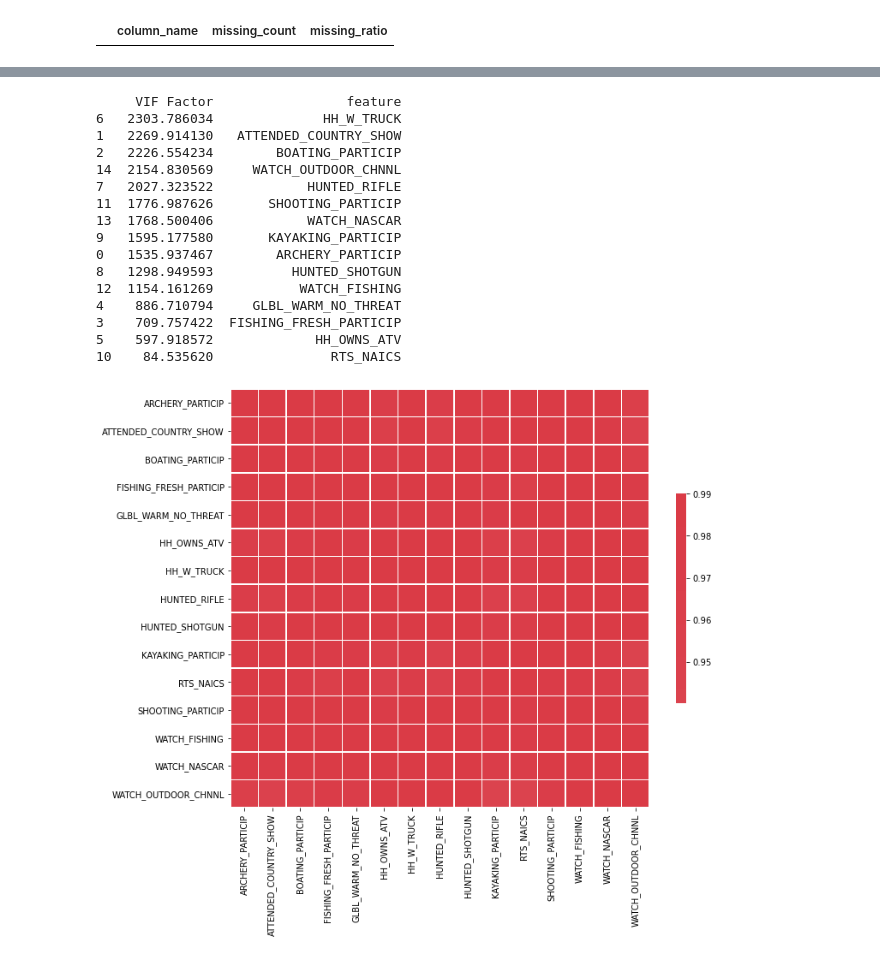
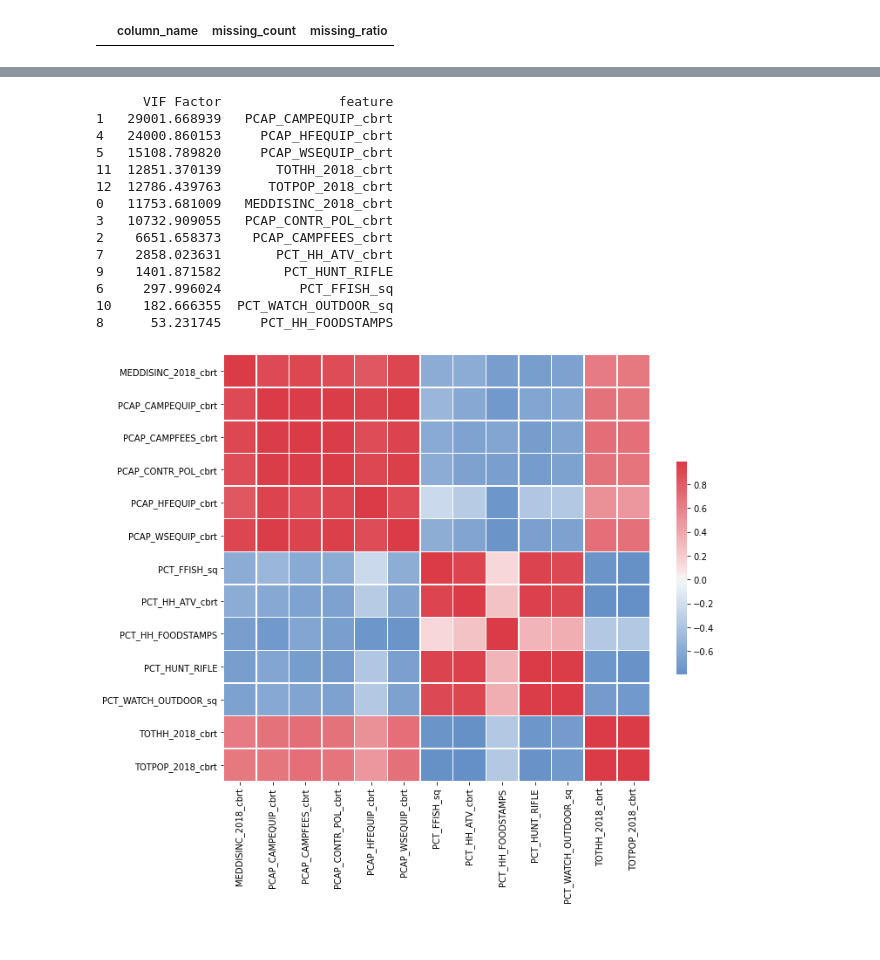
Before and after one commit to FloobtheGreat/IPy_Notebooks, a Jupyter notebook: Analyses/Store_Sales_Volume_Projection.ipynb, the cells around one changed output, grey strips where cells are left out. Cells and saved outputs as stored; diff of their text form; code cells hidden in the pictures.

```diff
--- a/Analyses/Store_Sales_Volume_Projection.ipynb
+++ b/Analyses/Store_Sales_Volume_Projection.ipynb
@@ -43,7 +43,7 @@ helper = HelperPI.Helper()
 # %% [output]
 INFO:root:Initializing...
 # %%
-impdata = pd.read_excel(r'B:\Phillip\Mapping\CBSA_Analysis\Modeling\ModelDataV2.xlsx')
+impdata = pd.read_excel(r'B:\Phillip\Mapping\CBSA_Analysis\Modeling\ModelDataV3.xlsx')
 # %%
 mean = np.mean(impdata['TARGET_SALESPOS'])
 std = np.std(impdata['TARGET_SALESPOS'])
@@ -98,3 +78,23 @@ collist_y = ['TARGET_SALESPOS']
+# %%
+collist = ['TARGET_SALESPOS','AVG_HH_SIZE','BPS_IND','DIVIND','MEDAGE','MEDDISINC_2018','PARKS_SQMI','PCAP_AFFH_NAICS',
+           'PCAP_CAMPEQUIP','PCAP_CAMPFEES','PCAP_CC_DEBT','PCAP_CONTR_POL','PCAP_CONTR_RELIG','PCAP_HFEQUIP',
+           'PCAP_RTS_NAICS','PCAP_WSEQUIP','PCT_ARCHERY','PCT_ATTEND_RELIG','PCT_BOAT','PCT_COUNTRY_PERF',
+           'PCT_FFISH','PCT_GLBLWARM_WHATEVS','PCT_HH_ATV','PCT_HH_FOODSTAMPS','PCT_HH_TRUCK','PCT_HS_DIPLOMA',
+           'PCT_HUNT_RIFLE','PCT_HUNT_SHOTGUN','PCT_KAYAK','PCT_MARRIED','PCT_NASCAR_SUPFAN','PCT_NOFOC_ENVIR',
+           'PCT_SFISH','PCT_TARGET','PCT_WATCH_FISHING','PCT_WATCH_FOXNEWS','PCT_WATCH_NASCAR','PCT_WATCH_OUTDOOR',
+           'PCT_WATCH_WWE','POPGRWTH','STORES_WITHIN_40MIN','TOTHH_2018','TOTPOP_2018','WATER_SQMI','STORE_SQFT']
+
+collist_X = ['AVG_HH_SIZE','BPS_IND','DIVIND','MEDAGE','MEDDISINC_2018','PARKS_SQMI','PCAP_AFFH_NAICS',
+           'PCAP_CAMPEQUIP','PCAP_CAMPFEES','PCAP_CC_DEBT','PCAP_CONTR_POL','PCAP_CONTR_RELIG','PCAP_HFEQUIP',
+           'PCAP_RTS_NAICS','PCAP_WSEQUIP','PCT_ARCHERY','PCT_ATTEND_RELIG','PCT_BOAT','PCT_COUNTRY_PERF',
+           'PCT_FFISH','PCT_GLBLWARM_WHATEVS','PCT_HH_ATV','PCT_HH_FOODSTAMPS','PCT_HH_TRUCK','PCT_HS_DIPLOMA',
+           'PCT_HUNT_RIFLE','PCT_HUNT_SHOTGUN','PCT_KAYAK','PCT_MARRIED','PCT_NASCAR_SUPFAN','PCT_NOFOC_ENVIR',
+           'PCT_SFISH','PCT_TARGET','PCT_WATCH_FISHING','PCT_WATCH_FOXNEWS','PCT_WATCH_NASCAR','PCT_WATCH_OUTDOOR',
+           'PCT_WATCH_WWE','POPGRWTH','STORES_WITHIN_40MIN','TOTHH_2018','TOTPOP_2018','WATER_SQMI','STORE_SQFT']
+
+#collist_y = ['SALES_TARGET_N12_CBRT']
+
+collist_y = ['TARGET_SALESPOS']
 # %%
 train, test = helper.splitData(base[collist], .8)
 
@@ -243,3 +220,12 @@ train_X = train_X[collist_X_expanded]
+# %%
+collist_X_expanded = ['DIVIND_cbrt','MEDDISINC_2018_cbrt','PCAP_CAMPEQUIP_cbrt','PCAP_CAMPFEES_cbrt',
+                      'PCAP_CC_DEBT_cbrt','PCAP_CONTR_POL_cbrt','PCAP_CONTR_RELIG_cbrt','PCAP_HFEQUIP_cbrt',
+                      'PCAP_WSEQUIP_cbrt','PCT_ARCHERY_sq','PCT_ATTEND_RELIG_sq','PCT_FFISH_sq','PCT_HH_ATV_cbrt',
+                      'PCT_HH_FOODSTAMPS','PCT_HH_TRUCK_cbrt','PCT_HUNT_RIFLE','PCT_HUNT_SHOTGUN',
+                      'PCT_NASCAR_SUPFAN_cbrt','PCT_NOFOC_ENVIR_cbrt','PCT_WATCH_FISHING_sq',
+                      'PCT_WATCH_NASCAR_sq','PCT_WATCH_OUTDOOR_sq','PCT_WATCH_WWE_sq','POPGRWTH',
+                      'STORE_SQFT_cbrt','STORES_WITHIN_40MIN_sq','TOTHH_2018_cbrt','TOTPOP_2018_cbrt']
+train_X = train_X[collist_X_expanded]
 # %%
 feat_labels = np.asarray(collist_X_expanded)
 
@@ -277,50 +264,49 @@ array(['ARCHERY_PARTICIP', 'ATTENDED_COUNTRY_SHOW', 'BOATING_PARTICIP',
 # %%
-collist_X2 = ['ARCHERY_PARTICIP', 'ATTENDED_COUNTRY_SHOW', 'BOATING_PARTICIP',
-       'FISHING_FRESH_PARTICIP', 'GLBL_WARM_NO_THREAT', 'HH_OWNS_ATV',
-       'HH_W_TRUCK', 'HUNTED_RIFLE', 'HUNTED_SHOTGUN',
-       'KAYAKING_PARTICIP', 'RTS_NAICS', 'SHOOTING_PARTICIP',
-       'WATCH_FISHING', 'WATCH_NASCAR', 'WATCH_OUTDOOR_CHNNL']
+collist_X2 = ['MEDDISINC_2018_cbrt', 'PCAP_CAMPEQUIP_cbrt', 'PCAP_CAMPFEES_cbrt',
+       'PCAP_CONTR_POL_cbrt',
+        'PCAP_HFEQUIP_cbrt', 'PCAP_WSEQUIP_cbrt',
+       'PCT_FFISH_sq', 'PCT_HH_ATV_cbrt', 'PCT_HH_FOODSTAMPS',
+       'PCT_HUNT_RIFLE', 'PCT_WATCH_OUTDOOR_sq', 'TOTHH_2018_cbrt',
+       'TOTPOP_2018_cbrt']
 
 #collist_X2 = feat_labels2.tolist()
 
 train_X2 = train_X[collist_X2]
 
 corr = train_X2.corr()
 
 # Generate a mask for the upper triangle
 mask = np.zeros_like(corr, dtype=np.bool)
 mask[np.triu_indices_from(mask)] = True
 
 # Set up the matplotlib figure
 f, ax = plt.subplots(figsize=(11, 9))
 
 # Generate a custom diverging colormap
 cmap = sns.diverging_palette(250, 10, as_cmap=True)
 
 # Draw the heatmap with the mask and correct aspect ratio
 sns.heatmap(corr,  cmap=cmap, vmax=.99, center=0,
             square=True, linewidths=.5, cbar_kws={"shrink": .5})
 
 
 print(helper.calc_VIFs(train_X2))
 # %% [output]
-     VIF Factor                 feature
-6   2303.786034              HH_W_TRUCK
-1   2269.914130   ATTENDED_COUNTRY_SHOW
-2   2226.554234        BOATING_PARTICIP
-14  2154.830569     WATCH_OUTDOOR_CHNNL
-7   2027.323522            HUNTED_RIFLE
-11  1776.987626       SHOOTING_PARTICIP
-13  1768.500406            WATCH_NASCAR
-9   1595.177580       KAYAKING_PARTICIP
-0   1535.937467        ARCHERY_PARTICIP
-8   1298.949593          HUNTED_SHOTGUN
-12  1154.161269           WATCH_FISHING
-4    886.710794     GLBL_WARM_NO_THREAT
-3    709.757422  FISHING_FRESH_PARTICIP
-5    597.918572             HH_OWNS_ATV
-10    84.535620               RTS_NAICS
+      VIF Factor               feature
+1   29001.668939   PCAP_CAMPEQUIP_cbrt
+4   24000.860153     PCAP_HFEQUIP_cbrt
+5   15108.789820     PCAP_WSEQUIP_cbrt
+11  12851.370139       TOTHH_2018_cbrt
+12  12786.439763      TOTPOP_2018_cbrt
+0   11753.681009   MEDDISINC_2018_cbrt
+3   10732.909055   PCAP_CONTR_POL_cbrt
+2    6651.658373    PCAP_CAMPFEES_cbrt
+7    2858.023631       PCT_HH_ATV_cbrt
+9    1401.871582        PCT_HUNT_RIFLE
+6     297.996024          PCT_FFISH_sq
+10    182.666355  PCT_WATCH_OUTDOOR_sq
+8      53.231745     PCT_HH_FOODSTAMPS
-[figure, old version]
+[figure, new version]
 # %%
 import statsmodels.api as sm
 
```
Also changed, not shown: parts of 17 cells of this notebook.
